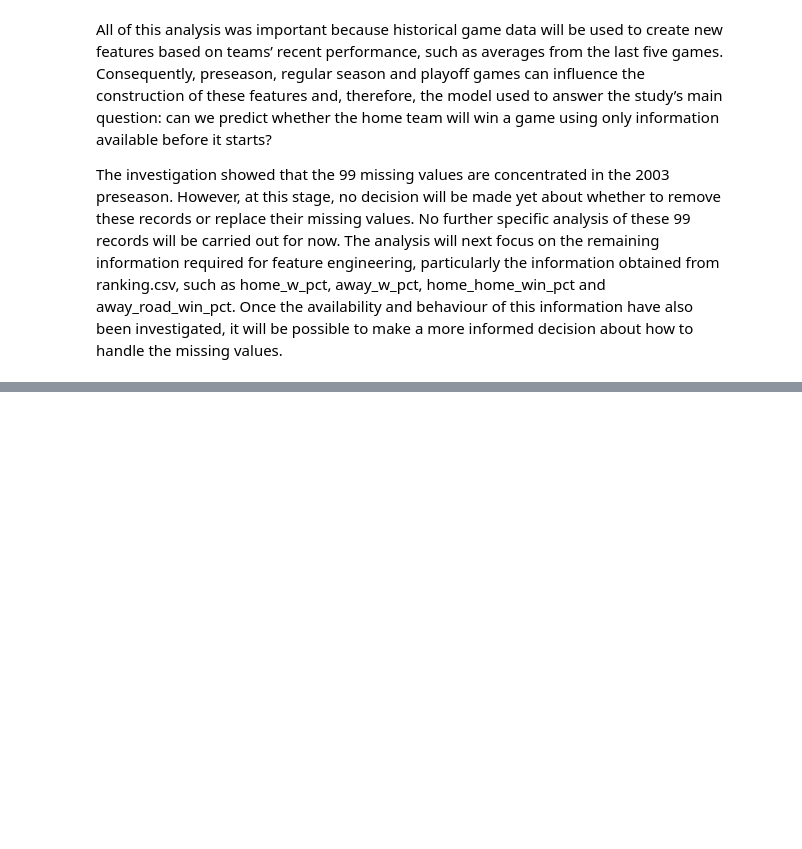
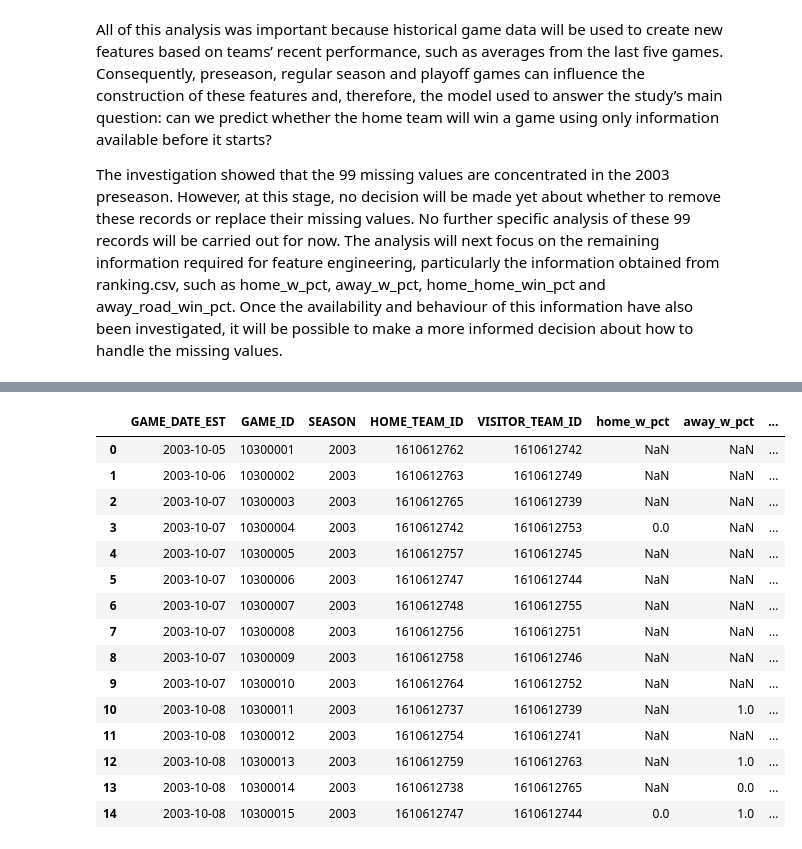
Before and after one commit to FelipeRino/Machine-Learning, a Jupyter notebook: Felipe_ML_CA1.ipynb, the cells around one changed output, grey strips where cells are left out. Cells and saved outputs as stored; diff of their text form; code cells hidden in the pictures; blank space fills up the shorter version.

```diff
--- a/Felipe_ML_CA1.ipynb
+++ b/Felipe_ML_CA1.ipynb
@@ -640,0 +2047,5 @@ The investigation showed that the 99 missing values are concentrated in the 2003
+# %%
+team_history["TEAM_LOCATION_W_PCT"] = (
+    team_history["CURRENT_SEASON_LOCATION_W_PCT"]
+    .fillna(team_history["PREVIOUS_SEASON_LOCATION_W_PCT"])
+)
@@ -640,0 +2126,13 @@ The investigation showed that the 99 missing values are concentrated in the 2003
+# %%
+away_road_win_pct = team_history[
+    team_history["LOCATION"] == "AWAY"
+][
+    ["GAME_ID", "TEAM_ID", "TEAM_LOCATION_W_PCT"]
+].copy()
+
+away_road_win_pct = away_road_win_pct.rename(
+    columns={
+        "TEAM_ID": "VISITOR_TEAM_ID",
+        "TEAM_LOCATION_W_PCT": "away_road_win_pct"
+    }
+)
@@ -640,0 +2157,44 @@ The investigation showed that the 99 missing values are concentrated in the 2003
+# %%
+games_features = games_features.merge(
+    home_home_win_pct,
+    on=["GAME_ID", "HOME_TEAM_ID"],
+    how="left"
+)
+
+games_features = games_features.merge(
+    away_road_win_pct,
+    on=["GAME_ID", "VISITOR_TEAM_ID"],
+    how="left"
+)
+# %%
+games_features[
+    ["GAME_DATE_EST",
+     "GAME_ID",
+     "SEASON",
+     "HOME_TEAM_ID",
+     "VISITOR_TEAM_ID",
+     "home_w_pct",
+     "away_w_pct",
+     "home_home_win_pct",
+     "away_road_win_pct",
+     "home_recent_win_pct_last5",
+     "away_recent_win_pct_last5",
+     "HOME_TEAM_WINS"]
+].head(15)
+# %% [output]
+|  | GAME_DATE_EST | GAME_ID | SEASON | HOME_TEAM_ID | VISITOR_TEAM_ID | home_w_pct | away_w_pct | ... |
+| 0 | 2003-10-05 | 10300001 | 2003 | 1610612762 | 1610612742 | NaN | NaN | ... |
+| 1 | 2003-10-06 | 10300002 | 2003 | 1610612763 | 1610612749 | NaN | NaN | ... |
+| 2 | 2003-10-07 | 10300003 | 2003 | 1610612765 | 1610612739 | NaN | NaN | ... |
+| 3 | 2003-10-07 | 10300004 | 2003 | 1610612742 | 1610612753 | 0.0 | NaN | ... |
+| 4 | 2003-10-07 | 10300005 | 2003 | 1610612757 | 1610612745 | NaN | NaN | ... |
+| 5 | 2003-10-07 | 10300006 | 2003 | 1610612747 | 1610612744 | NaN | NaN | ... |
+| 6 | 2003-10-07 | 10300007 | 2003 | 1610612748 | 1610612755 | NaN | NaN | ... |
+| 7 | 2003-10-07 | 10300008 | 2003 | 1610612756 | 1610612751 | NaN | NaN | ... |
+| 8 | 2003-10-07 | 10300009 | 2003 | 1610612758 | 1610612746 | NaN | NaN | ... |
+| 9 | 2003-10-07 | 10300010 | 2003 | 1610612764 | 1610612752 | NaN | NaN | ... |
+| 10 | 2003-10-08 | 10300011 | 2003 | 1610612737 | 1610612739 | NaN | 1.0 | ... |
+| 11 | 2003-10-08 | 10300012 | 2003 | 1610612754 | 1610612741 | NaN | NaN | ... |
+| 12 | 2003-10-08 | 10300013 | 2003 | 1610612759 | 1610612763 | NaN | 1.0 | ... |
+| 13 | 2003-10-08 | 10300014 | 2003 | 1610612738 | 1610612765 | NaN | 0.0 | ... |
+| 14 | 2003-10-08 | 10300015 | 2003 | 1610612747 | 1610612744 | 0.0 | 1.0 | ... |
```
Also changed, not shown: parts of 167 cells of this notebook.
